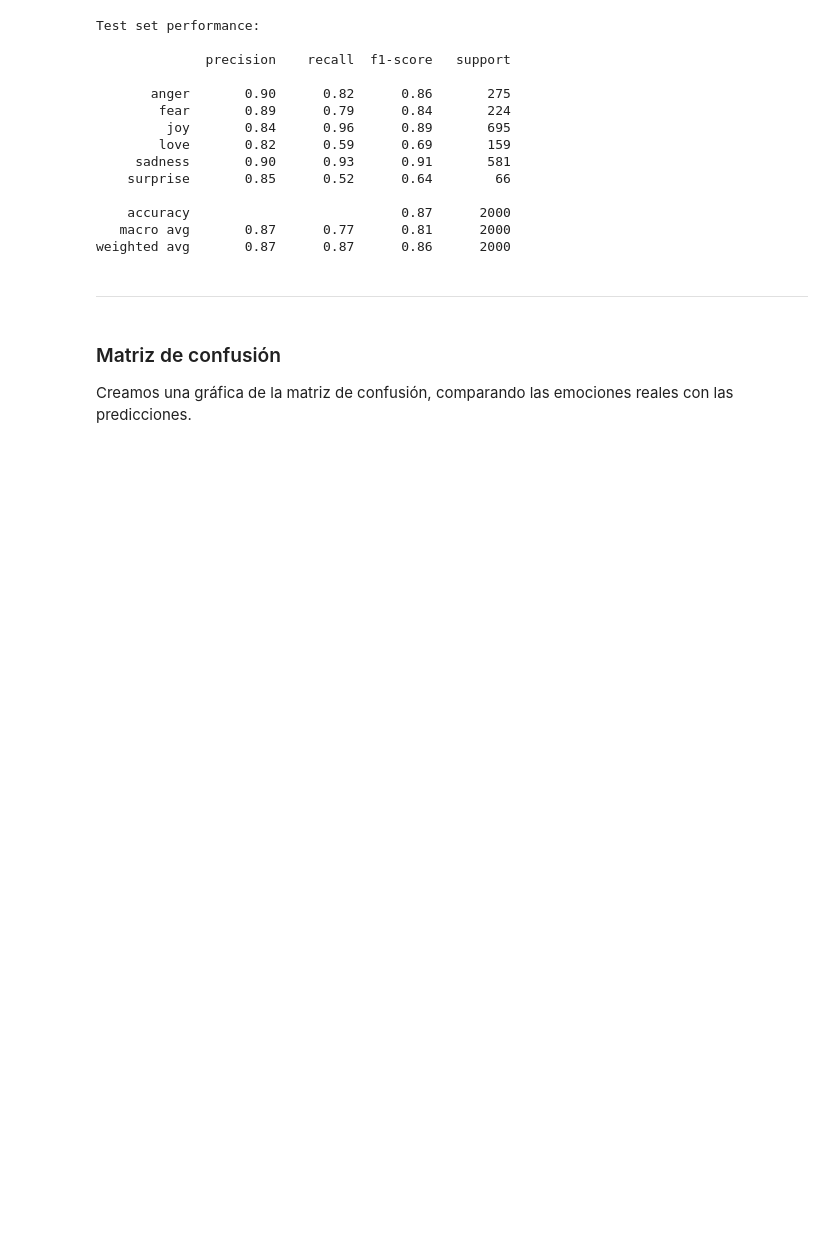
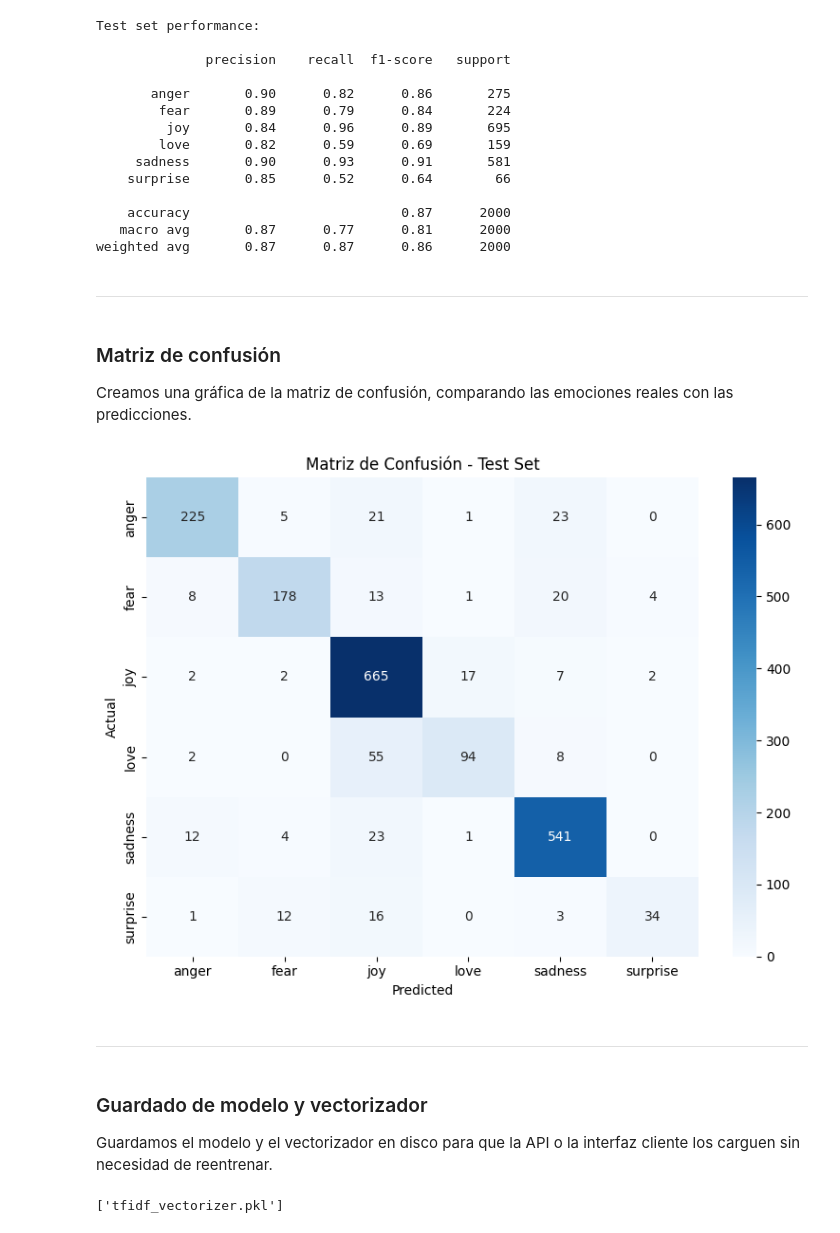
Before and after one commit to facusbrr/mood-mirror, a Jupyter notebook: main.ipynb, the cells around one changed output. Saved outputs shown, nothing was run; the diff lists cells and outputs as text; code cells hidden in the pictures; blank space fills up the shorter version.

```diff
--- a/main.ipynb
+++ b/main.ipynb
@@ -131,3 +131,26 @@ weighted avg       0.87      0.87      0.86      2000
 ### Matriz de confusión
 
 Creamos una gráfica de la matriz de confusión, comparando las emociones reales con las predicciones.
+# %%
+cm = confusion_matrix(y_test, y_pred_test, labels=model.classes_)
+plt.figure(figsize=(8,6))
+sns.heatmap(cm, annot=True, fmt="d", cmap="Blues",
+            xticklabels=model.classes_, yticklabels=model.classes_)
+plt.ylabel("Actual")
+plt.xlabel("Predicted")
+plt.title("Matriz de Confusión - Test Set")
+plt.tight_layout()
+plt.show()
+# %% [output]
+[figure, added]
+# %% [markdown]
+---
+# %% [markdown]
+### Guardado de modelo y vectorizador
+Guardamos el modelo y el vectorizador en disco para que la API o la interfaz
+cliente los carguen sin necesidad de reentrenar.
+# %%
+joblib.dump(model, "emotion_model.pkl")
+joblib.dump(tfidf, "tfidf_vectorizer.pkl")
+# %% [output]
+['tfidf_vectorizer.pkl']
```
Also changed, not shown: 2 other files.
